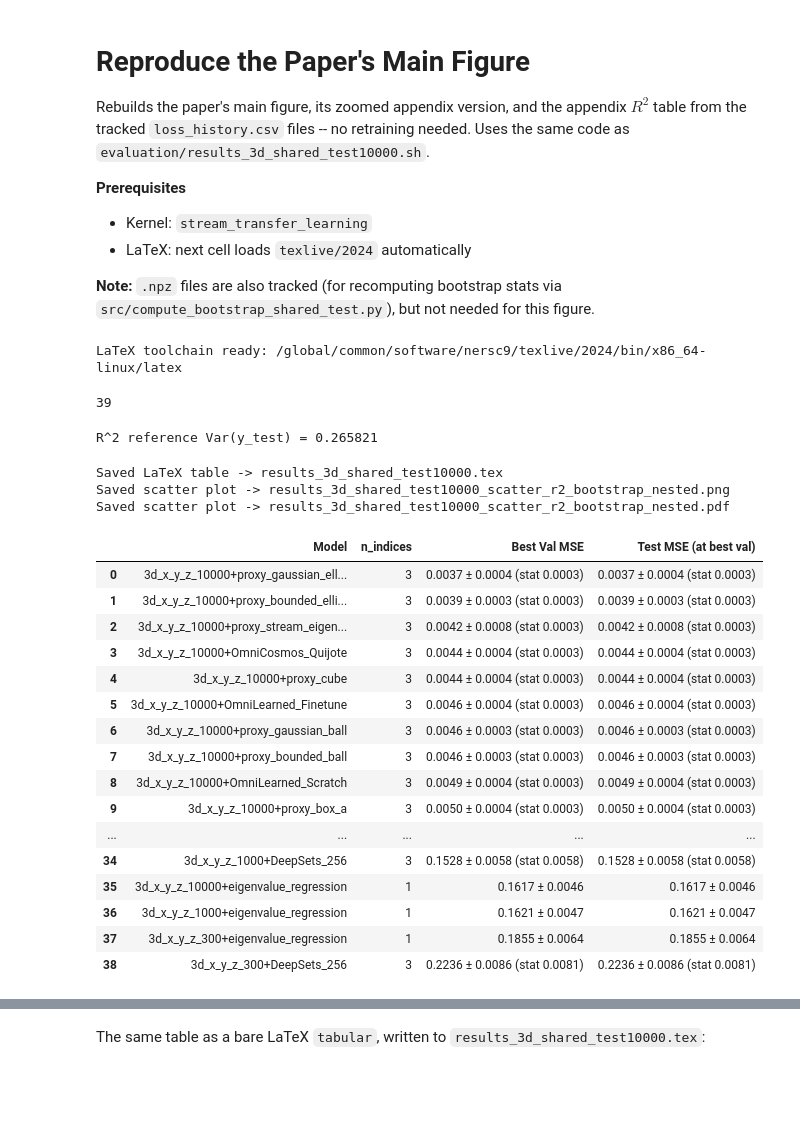
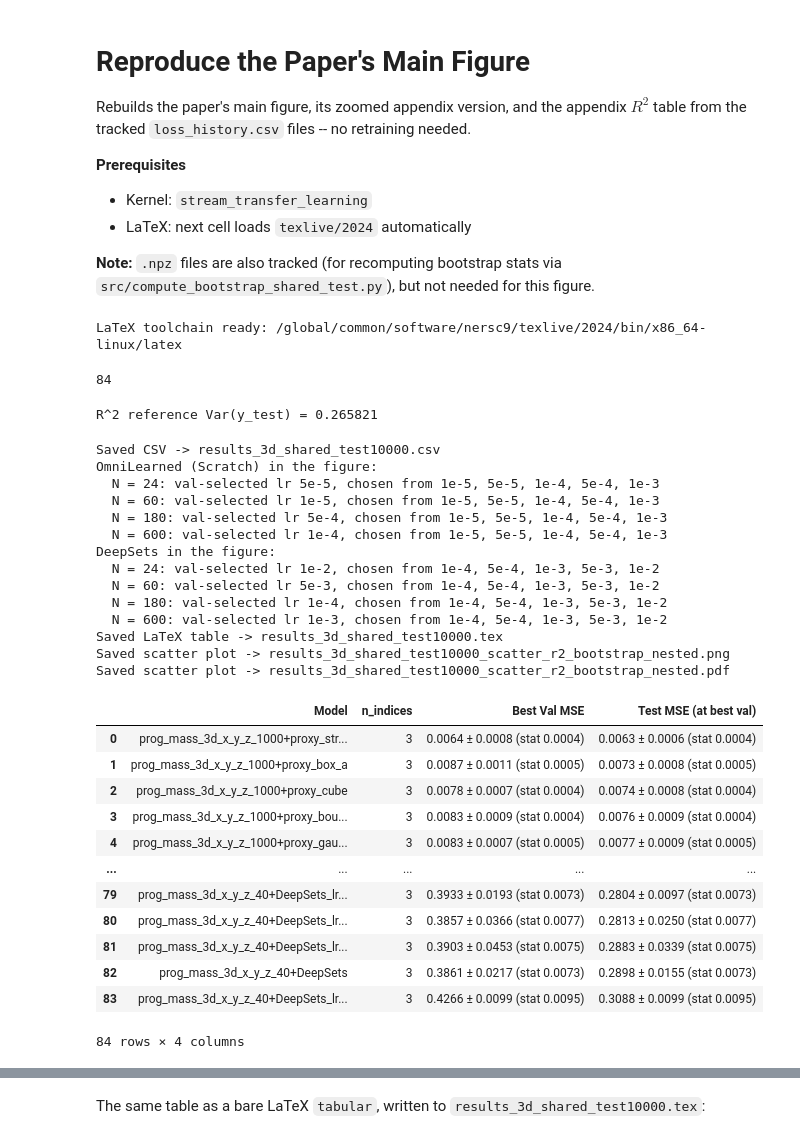
Before and after one commit to rushingfox/stellar-stream-transfer-learning, a Jupyter notebook: evaluation/reproduce_main_figure.ipynb, the cells around one changed output, grey strips where cells are left out. Saved outputs shown, nothing was run; the diff lists cells and outputs as text; code cells hidden in the pictures; blank space fills up the shorter version.

Commit message:
Add lr sweeps (scratch 5e-4/1e-3, DeepSets 1e-2), val-selected lr reporting and table rules; restyle src comments

```diff
--- a/evaluation/reproduce_main_figure.ipynb
+++ b/evaluation/reproduce_main_figure.ipynb
@@ -1,7 +1,7 @@
 # %% [markdown]
 # Reproduce the Paper's Main Figure
 
-Rebuilds the paper's main figure, its zoomed appendix version, and the appendix $R^2$ table from the tracked `loss_history.csv` files -- no retraining needed. Uses the same code as `evaluation/results_3d_shared_test10000.sh`.
+Rebuilds the paper's main figure, its zoomed appendix version, and the appendix $R^2$ table from the tracked `loss_history.csv` files -- no retraining needed.
 
 **Prerequisites**
 - Kernel: `stream_transfer_learning`
@@ -39,7 +39,10 @@ sys.path.insert(0, "../src")
 
 from build_results_table import build_table, compute_test_label_variance_from_labels
 # %%
-# Model list (matches results_3d_shared_test10000.sh, METRIC=r2)
+# Model list: every model of the figure and table, at every size.
+# lr sweeps: omnilearned_scratch is the default lr 5e-5 and deepsets the default
+# lr 1e-3; the figure shows only the lr with the lowest mean best-val loss, the
+# table every lr.
 dataset_sizes = [40, 100, 300, 1000]
 
 model_list = []
@@ -48,8 +51,16 @@ for ds in dataset_sizes:
         ("3d_x_y_z", ds, "omnicosmos_camels_finetune", "OmniCosmos_CAMELS"),
         ("3d_x_y_z", ds, "omnicosmos_quijote_finetune", "OmniCosmos_Quijote"),
         ("3d_x_y_z", ds, "deepsets", "DeepSets"),
+        ("3d_x_y_z", ds, "deepsets_lr1e-4", "DeepSets_lr1e-4"),
+        ("3d_x_y_z", ds, "deepsets_lr5e-4", "DeepSets_lr5e-4"),
+        ("3d_x_y_z", ds, "deepsets_lr5e-3", "DeepSets_lr5e-3"),
+        ("3d_x_y_z", ds, "deepsets_lr1e-2", "DeepSets_lr1e-2"),
         ("3d_x_y_z", ds, "eigenvalue_regression", "eigenvalue_regression"),
         ("3d_x_y_z", ds, "omnilearned_scratch", "OmniLearned_Scratch"),
+        ("3d_x_y_z", ds, "omnilearned_scratch_lr1e-5", "OmniLearned_Scratch_lr1e-5"),
+        ("3d_x_y_z", ds, "omnilearned_scratch_lr1e-4", "OmniLearned_Scratch_lr1e-4"),
+        ("3d_x_y_z", ds, "omnilearned_scratch_lr5e-4", "OmniLearned_Scratch_lr5e-4"),
+        ("3d_x_y_z", ds, "omnilearned_scratch_lr1e-3", "OmniLearned_Scratch_lr1e-3"),
         ("3d_x_y_z", ds, "omnilearned_jet_finetune", "OmniLearned_Finetune"),
         ("3d_x_y_z", ds, "omnilearned_proxy_cube_finetune", "proxy_cube"),
         ("3d_x_y_z", ds, "omnilearned_proxy_bounded_ball_finetune", "proxy_bounded_ball"),
@@ -62,7 +73,7 @@ for ds in dataset_sizes:
 
 len(model_list)
 # %% [output]
-39
+84
 # %%
 # R^2 reference variance (from sidecar labels)
 r2_reference_var = compute_test_label_variance_from_labels("prog_mass_labels_10000_test.npy")
@@ -70,51 +81,59 @@ print(f"R^2 reference Var(y_test) = {r2_reference_var:.6f}")
 # %% [output]
 R^2 reference Var(y_test) = 0.265821
 # %%
-# Overwrites the same tracked figure/table files
+# Overwrites the same tracked figure/table/CSV files
+csv_path = "results_3d_shared_test10000.csv"
 scatter_path = "results_3d_shared_test10000_scatter_r2_bootstrap_nested.png"
 latex_path = "results_3d_shared_test10000.tex"
 
 # Shared by both passes -- only the y-axis crop differs.
 common = dict(
     repo_root="..",
     epochs=100,
     indices=[0, 1, 2],
     test_csv_name="shared_test10000/bootstrap.csv",
-    metric="r2",
     r2_reference_var=r2_reference_var,
     error_column="Test_Loss_Bootstrap_Std",
     combine_errors=True,
 )
 
 df, table_df, best_mask = build_table(
     model_list,
+    save_csv=csv_path,
     save_scatter=scatter_path,
     save_latex=latex_path,
     return_table_frames=True,
     **common,
 )
 df
 # %% [output]
+Saved CSV -> results_3d_shared_test10000.csv
+OmniLearned (Scratch) in the figure:
+  N = 24: val-selected lr 5e-5, chosen from 1e-5, 5e-5, 1e-4, 5e-4, 1e-3
+  N = 60: val-selected lr 1e-5, chosen from 1e-5, 5e-5, 1e-4, 5e-4, 1e-3
+  N = 180: val-selected lr 5e-4, chosen from 1e-5, 5e-5, 1e-4, 5e-4, 1e-3
+  N = 600: val-selected lr 1e-4, chosen from 1e-5, 5e-5, 1e-4, 5e-4, 1e-3
+DeepSets in the figure:
+  N = 24: val-selected lr 1e-2, chosen from 1e-4, 5e-4, 1e-3, 5e-3, 1e-2
+  N = 60: val-selected lr 5e-3, chosen from 1e-4, 5e-4, 1e-3, 5e-3, 1e-2
+  N = 180: val-selected lr 1e-4, chosen from 1e-4, 5e-4, 1e-3, 5e-3, 1e-2
+  N = 600: val-selected lr 1e-3, chosen from 1e-4, 5e-4, 1e-3, 5e-3, 1e-2
 Saved LaTeX table -> results_3d_shared_test10000.tex
 Saved scatter plot -> results_3d_shared_test10000_scatter_r2_bootstrap_nested.png
 Saved scatter plot -> results_3d_shared_test10000_scatter_r2_bootstrap_nested.pdf
 |  | Model | n_indices | Best Val MSE | Test MSE (at best val) |
-| 0 | 3d_x_y_z_10000+proxy_gaussian_ell... | 3 | 0.0037 ± 0.0004 (stat 0.0003) | 0.0037 ± 0.0004 (stat 0.0003) |
-| 1 | 3d_x_y_z_10000+proxy_bounded_elli... | 3 | 0.0039 ± 0.0003 (stat 0.0003) | 0.0039 ± 0.0003 (stat 0.0003) |
-| 2 | 3d_x_y_z_10000+proxy_stream_eigen... | 3 | 0.0042 ± 0.0008 (stat 0.0003) | 0.0042 ± 0.0008 (stat 0.0003) |
-| 3 | 3d_x_y_z_10000+OmniCosmos_Quijote | 3 | 0.0044 ± 0.0004 (stat 0.0003) | 0.0044 ± 0.0004 (stat 0.0003) |
-| 4 | 3d_x_y_z_10000+proxy_cube | 3 | 0.0044 ± 0.0004 (stat 0.0003) | 0.0044 ± 0.0004 (stat 0.0003) |
-| 5 | 3d_x_y_z_10000+OmniLearned_Finetune | 3 | 0.0046 ± 0.0004 (stat 0.0003) | 0.0046 ± 0.0004 (stat 0.0003) |
-| 6 | 3d_x_y_z_10000+proxy_gaussian_ball | 3 | 0.0046 ± 0.0003 (stat 0.0003) | 0.0046 ± 0.0003 (stat 0.0003) |
-| 7 | 3d_x_y_z_10000+proxy_bounded_ball | 3 | 0.0046 ± 0.0003 (stat 0.0003) | 0.0046 ± 0.0003 (stat 0.0003) |
-| 8 | 3d_x_y_z_10000+OmniLearned_Scratch | 3 | 0.0049 ± 0.0004 (stat 0.0003) | 0.0049 ± 0.0004 (stat 0.0003) |
-| 9 | 3d_x_y_z_10000+proxy_box_a | 3 | 0.0050 ± 0.0004 (stat 0.0003) | 0.0050 ± 0.0004 (stat 0.0003) |
+| 0 | prog_mass_3d_x_y_z_1000+proxy_str... | 3 | 0.0064 ± 0.0008 (stat 0.0004) | 0.0063 ± 0.0006 (stat 0.0004) |
+| 1 | prog_mass_3d_x_y_z_1000+proxy_box_a | 3 | 0.0087 ± 0.0011 (stat 0.0005) | 0.0073 ± 0.0008 (stat 0.0005) |
+| 2 | prog_mass_3d_x_y_z_1000+proxy_cube | 3 | 0.0078 ± 0.0007 (stat 0.0004) | 0.0074 ± 0.0008 (stat 0.0004) |
+| 3 | prog_mass_3d_x_y_z_1000+proxy_bou... | 3 | 0.0083 ± 0.0009 (stat 0.0004) | 0.0076 ± 0.0009 (stat 0.0004) |
+| 4 | prog_mass_3d_x_y_z_1000+proxy_gau... | 3 | 0.0083 ± 0.0007 (stat 0.0005) | 0.0077 ± 0.0009 (stat 0.0005) |
 | ... | ... | ... | ... | ... |
-| 34 | 3d_x_y_z_1000+DeepSets_256 | 3 | 0.1528 ± 0.0058 (stat 0.0058) | 0.1528 ± 0.0058 (stat 0.0058) |
-| 35 | 3d_x_y_z_10000+eigenvalue_regression | 1 | 0.1617 ± 0.0046 | 0.1617 ± 0.0046 |
-| 36 | 3d_x_y_z_1000+eigenvalue_regression | 1 | 0.1621 ± 0.0047 | 0.1621 ± 0.0047 |
-| 37 | 3d_x_y_z_300+eigenvalue_regression | 1 | 0.1855 ± 0.0064 | 0.1855 ± 0.0064 |
-| 38 | 3d_x_y_z_300+DeepSets_256 | 3 | 0.2236 ± 0.0086 (stat 0.0081) | 0.2236 ± 0.0086 (stat 0.0081) |
+| 79 | prog_mass_3d_x_y_z_40+DeepSets_lr... | 3 | 0.3933 ± 0.0193 (stat 0.0073) | 0.2804 ± 0.0097 (stat 0.0073) |
+| 80 | prog_mass_3d_x_y_z_40+DeepSets_lr... | 3 | 0.3857 ± 0.0366 (stat 0.0077) | 0.2813 ± 0.0250 (stat 0.0077) |
+| 81 | prog_mass_3d_x_y_z_40+DeepSets_lr... | 3 | 0.3903 ± 0.0453 (stat 0.0075) | 0.2883 ± 0.0339 (stat 0.0075) |
+| 82 | prog_mass_3d_x_y_z_40+DeepSets | 3 | 0.3861 ± 0.0217 (stat 0.0073) | 0.2898 ± 0.0155 (stat 0.0073) |
+| 83 | prog_mass_3d_x_y_z_40+DeepSets_lr... | 3 | 0.4266 ± 0.0099 (stat 0.0095) | 0.3088 ± 0.0099 (stat 0.0095) |
+84 rows × 4 columns
 # %%
 from IPython.display import Image
 Image(filename=scatter_path)
```
Also changed, not shown: parts of 8 cells of this notebook, 42 other files.
